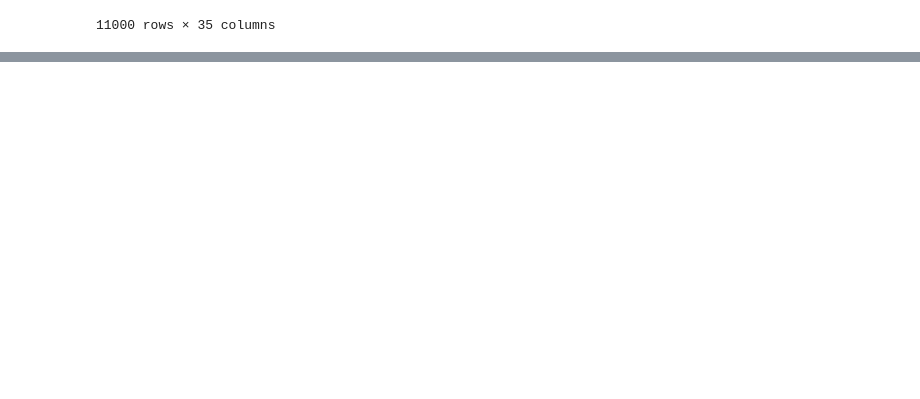
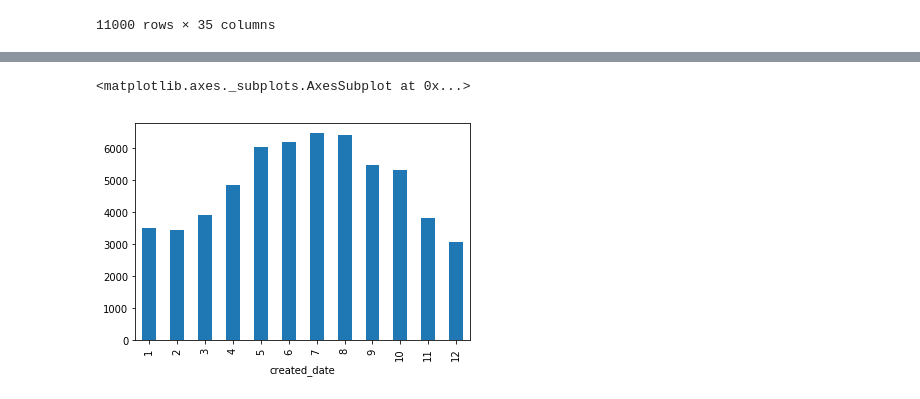
Before and after one commit to robblatt/Restaurant-Hypothesis-Testing, a Jupyter notebook: Rodent Complaints.ipynb, the cells around one changed output, grey strips where cells are left out. Drawn from its saved outputs; the diff is of its cells as text; code cells hidden in the pictures; blank space fills up the shorter version.

```diff
--- a/Rodent Complaints.ipynb
+++ b/Rodent Complaints.ipynb
@@ -192,0 +259,2 @@ KeyboardInterrupt:
+# %%
+df_rats_twoyears = df1_main[df1_main.created_date > '2017-06-01']
@@ -192,0 +263,5 @@ KeyboardInterrupt:
+# %%
+df_rats_twoyears.created_date.groupby(df_rats_twoyears.created_date.dt.month).count().plot(kind="bar")
+# %% [output]
+<matplotlib.axes._subplots.AxesSubplot at 0x...>
+[figure, added]
```
Also changed, not shown: parts of 30 cells of this notebook, 2 other files.
